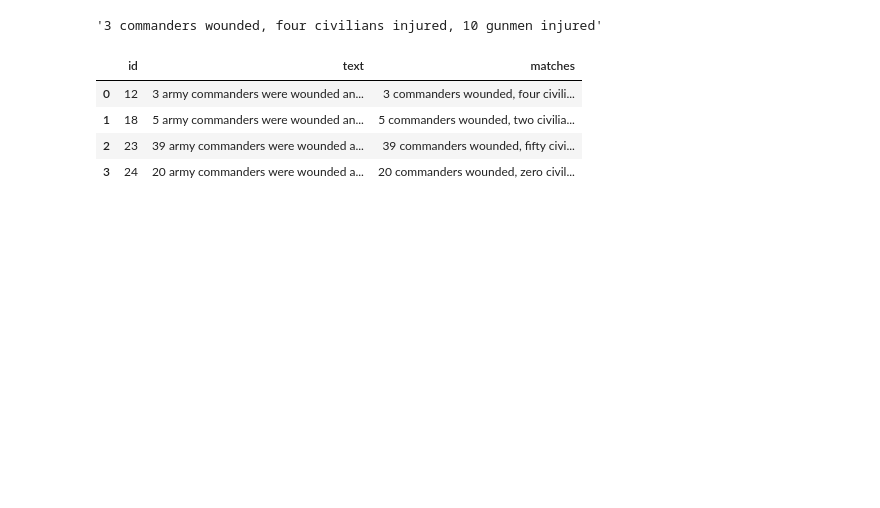
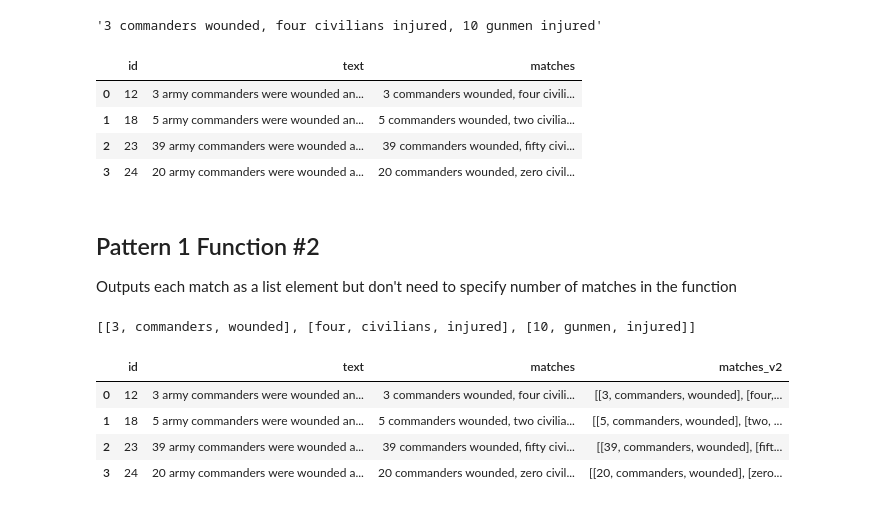
Before and after one commit to alfrizzle/NLP-Projects, a Jupyter notebook: SpaCy_PhraseExtraction.ipynb, the cells around one changed output. Saved outputs shown, nothing was run; the diff lists cells and outputs as text; code cells hidden in the pictures; blank space fills up the shorter version.

```diff
--- a/SpaCy_PhraseExtraction.ipynb
+++ b/SpaCy_PhraseExtraction.ipynb
@@ -75,5 +75,5 @@ sample_text
 # %%
 # nlp = spacy.load('en_core_web_sm')
 nlp = spacy.load('en_core_web_sm',disable=['ner','textcat'])
-doc = nlp(text)
+doc = nlp(sample_text)
 # %%
@@ -338,0 +359,6 @@ pattern matches output: [(13502375259481113420, [0, 2, 4]), (1350237525948111342
+# %%
+test_list = []
+for i in matches:
+  doc[i]
+  test_list.append(i)
+  print(test_list)
@@ -400,3 +439,6 @@ df
 | 1 | 18 | 5 army commanders were wounded an... | 5 commanders wounded, two civilia... |
 | 2 | 23 | 39 army commanders were wounded a... | 39 commanders wounded, fifty civi... |
 | 3 | 24 | 20 army commanders were wounded a... | 20 commanders wounded, zero civil... |
+# %% [markdown]
+## Pattern 1 Function #2
+Outputs each match as a list element but don't need to specify number of matches in the function
@@ -402,0 +492,15 @@ df
+# %%
+# test function on single sentence
+extract_v2(sample_text)
+# %% [output]
+[[3, commanders, wounded], [four, civilians, injured], [10, gunmen, injured]]
+# %%
+# test function on dataframe
+df['matches_v2'] = df['text'].apply(lambda x: extract_v2(x))
+df
+# %% [output]
+|  | id | text | matches | matches_v2 |
+| 0 | 12 | 3 army commanders were wounded an... | 3 commanders wounded, four civili... | [[3, commanders, wounded], [four,... |
+| 1 | 18 | 5 army commanders were wounded an... | 5 commanders wounded, two civilia... | [[5, commanders, wounded], [two, ... |
+| 2 | 23 | 39 army commanders were wounded a... | 39 commanders wounded, fifty civi... | [[39, commanders, wounded], [fift... |
+| 3 | 24 | 20 army commanders were wounded a... | 20 commanders wounded, zero civil... | [[20, commanders, wounded], [zero... |
```
Also changed, not shown: parts of 18 cells of this notebook.
